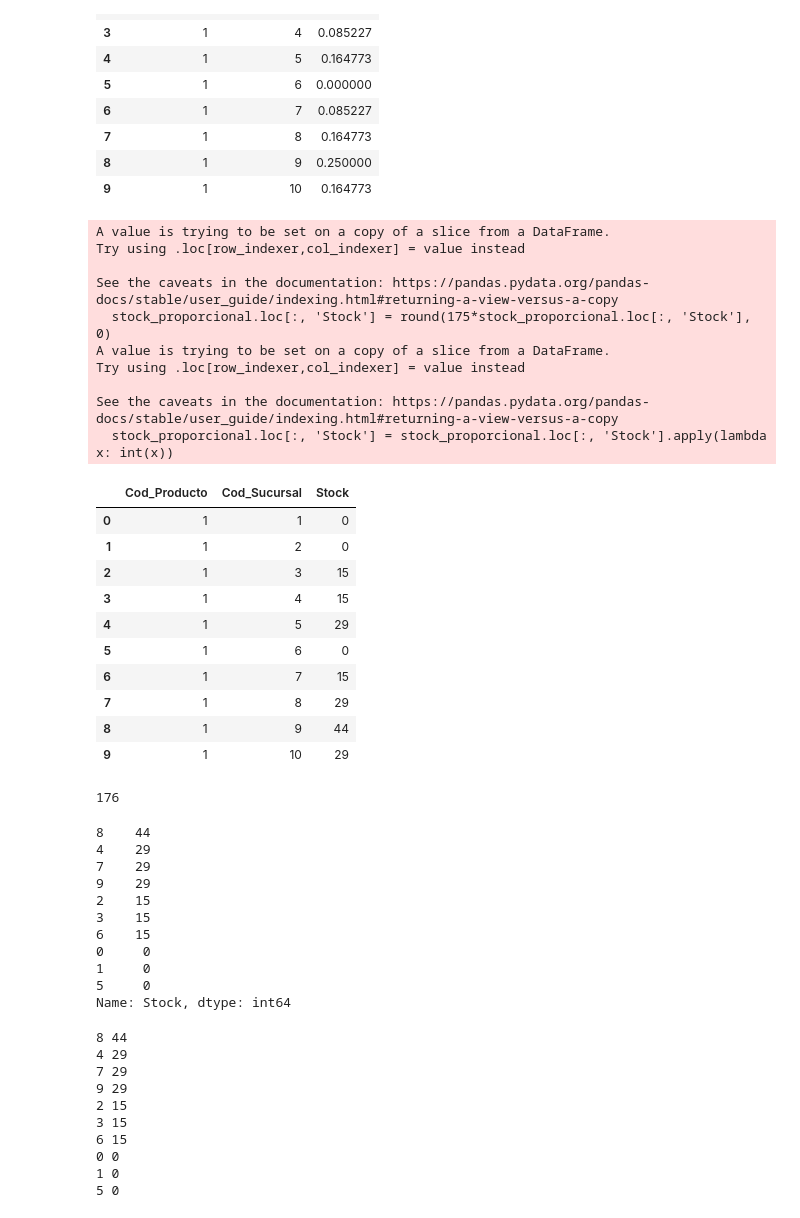
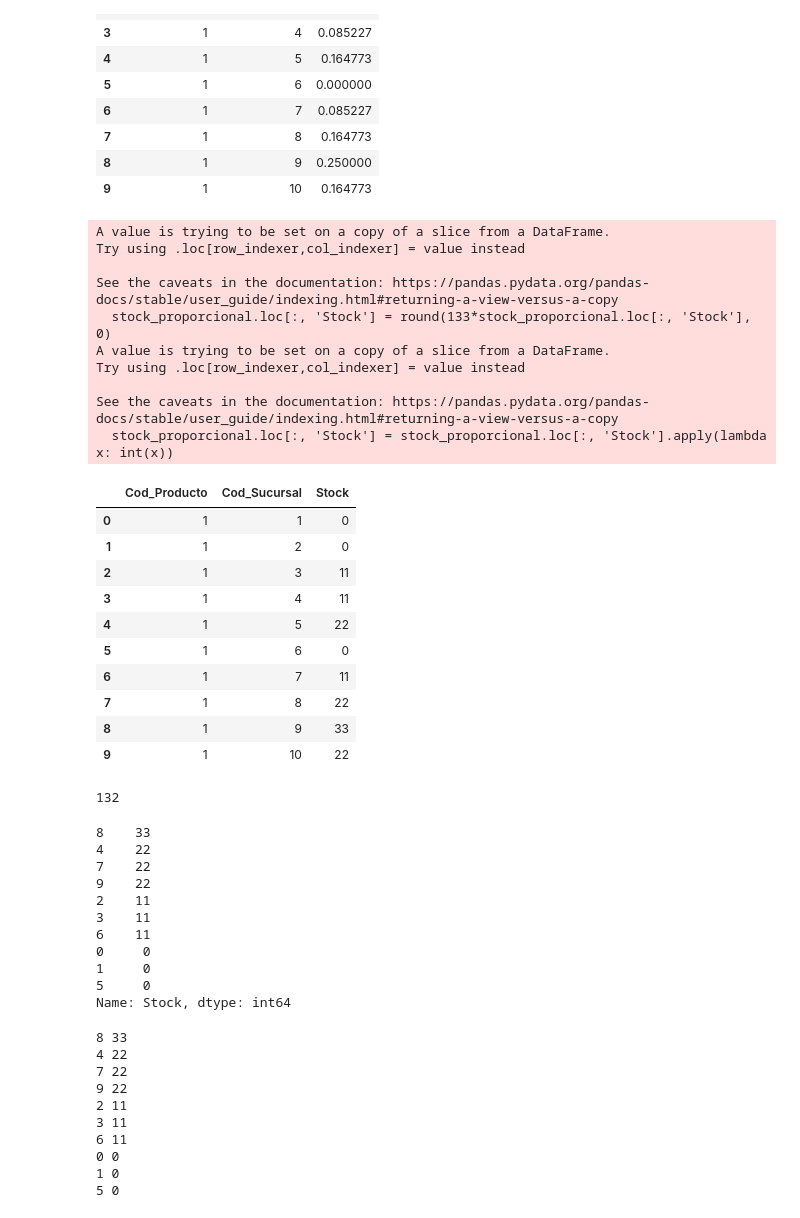
Before and after one commit to federicopfund/data-engineer, a Jupyter notebook: dataframes.ipynb, the cells around one changed output. Drawn from its saved outputs; the diff is of its cells as text; code cells hidden in the pictures.

```diff
--- a/dataframes.ipynb
+++ b/dataframes.ipynb
@@ -169,46 +169,46 @@ See the caveats in the documentation: https://pandas.pydata.org/pandas-docs/stab
 | 8 | 1 | 9 | 0.250000 |
 | 9 | 1 | 10 | 0.164773 |
 # %%
-stock_proporcional.loc[:, 'Stock'] = round(175*stock_proporcional.loc[:, 'Stock'], 0)
+stock_proporcional.loc[:, 'Stock'] = round(133*stock_proporcional.loc[:, 'Stock'], 0)
 stock_proporcional.loc[:, 'Stock'] = stock_proporcional.loc[:, 'Stock'].apply(lambda x: int(x))
 #stock_proporcional.loc[:, 'Stock'] = stock_proporcional.loc[:, 'Stock'].apply(lambda x: math.floor(175*x))
 stock_proporcional
 # %% [output]
 A value is trying to be set on a copy of a slice from a DataFrame.
 Try using .loc[row_indexer,col_indexer] = value instead
 
 See the caveats in the documentation: https://pandas.pydata.org/pandas-docs/stable/user_guide/indexing.html#returning-a-view-versus-a-copy
-  stock_proporcional.loc[:, 'Stock'] = round(175*stock_proporcional.loc[:, 'Stock'], 0)
+  stock_proporcional.loc[:, 'Stock'] = round(133*stock_proporcional.loc[:, 'Stock'], 0)
 A value is trying to be set on a copy of a slice from a DataFrame.
 Try using .loc[row_indexer,col_indexer] = value instead
 
 See the caveats in the documentation: https://pandas.pydata.org/pandas-docs/stable/user_guide/indexing.html#returning-a-view-versus-a-copy
   stock_proporcional.loc[:, 'Stock'] = stock_proporcional.loc[:, 'Stock'].apply(lambda x: int(x))
 |  | Cod_Producto | Cod_Sucursal | Stock |
 | 0 | 1 | 1 | 0 |
 | 1 | 1 | 2 | 0 |
-| 2 | 1 | 3 | 15 |
-| 3 | 1 | 4 | 15 |
-| 4 | 1 | 5 | 29 |
+| 2 | 1 | 3 | 11 |
+| 3 | 1 | 4 | 11 |
+| 4 | 1 | 5 | 22 |
 | 5 | 1 | 6 | 0 |
-| 6 | 1 | 7 | 15 |
-| 7 | 1 | 8 | 29 |
-| 8 | 1 | 9 | 44 |
-| 9 | 1 | 10 | 29 |
+| 6 | 1 | 7 | 11 |
+| 7 | 1 | 8 | 22 |
+| 8 | 1 | 9 | 33 |
+| 9 | 1 | 10 | 22 |
 # %%
 stock_proporcional['Stock'].sum()
 # %% [output]
-176
+132
 # %%
 stock_proporcional['Stock'].sort_values(ascending=False)
 # %% [output]
-8    44
-4    29
-7    29
-9    29
-2    15
-3    15
-6    15
+8    33
+4    22
+7    22
+9    22
+2    11
+3    11
+6    11
 0     0
 1     0
 5     0
@@ -217,13 +217,13 @@ Name: Stock, dtype: int64
 for index, row in stock_proporcional['Stock'].sort_values(ascending=False).items():
     print(index, row)
 # %% [output]
-8 44
-4 29
-7 29
-9 29
-2 15
-3 15
-6 15
+8 33
+4 22
+7 22
+9 22
+2 11
+3 11
+6 11
 0 0
 1 0
 5 0
```
Also changed, not shown: parts of 7 cells of this notebook, 2 other files.
